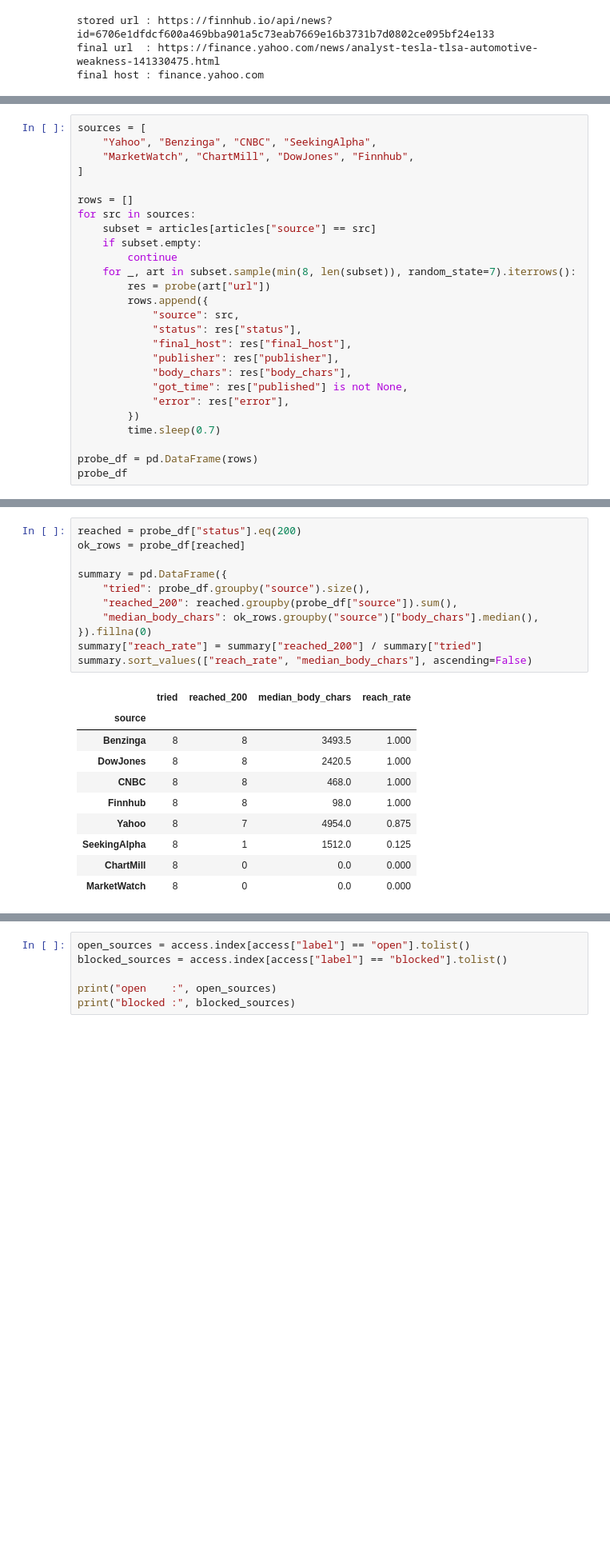
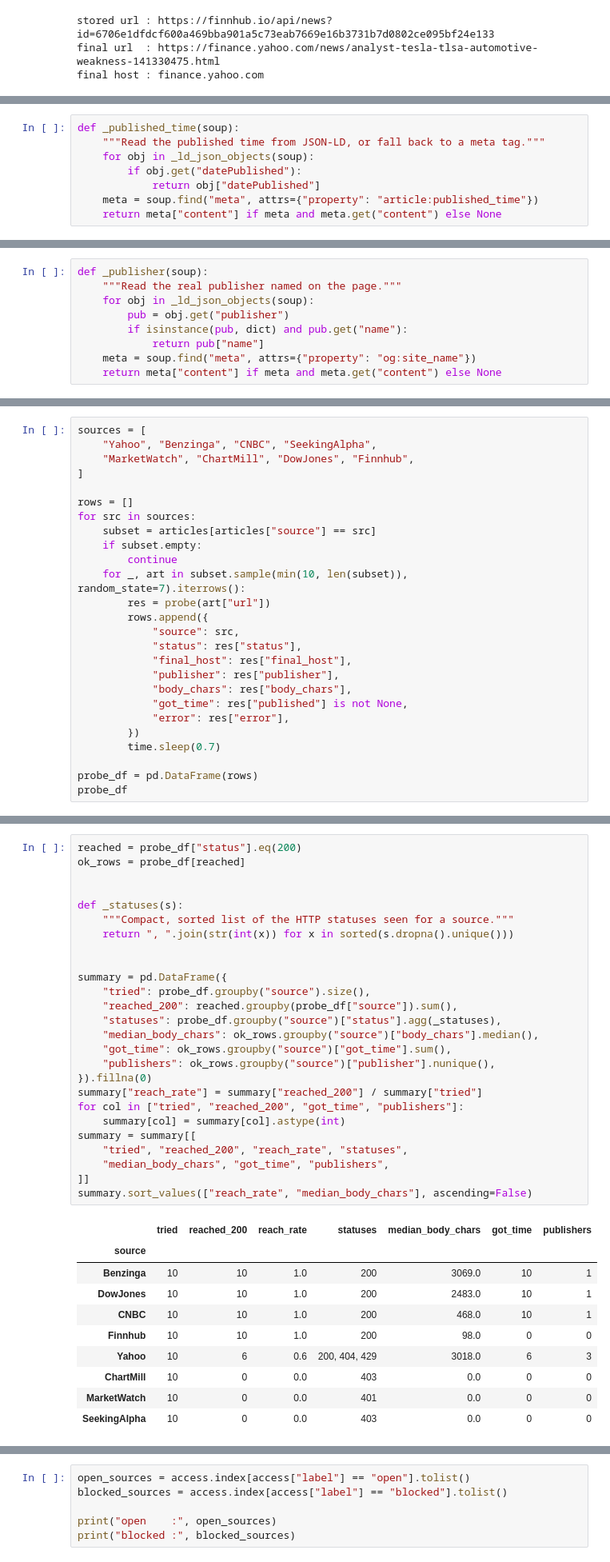
Before and after one commit to Amrovv/news-sentiment-signal, a Jupyter notebook: notebooks/text/1.1-aw-scraper-probe.ipynb, the cells around one changed output, grey strips where cells are left out. Shown at 80% size. Cells and saved outputs as stored; diff of their text form; blank space fills up the shorter version.

```diff
--- a/notebooks/text/1.1-aw-scraper-probe.ipynb
+++ b/notebooks/text/1.1-aw-scraper-probe.ipynb
@@ -128,0 +83,8 @@ def probe(url):
+# %%
+def _published_time(soup):
+    """Read the published time from JSON-LD, or fall back to a meta tag."""
+    for obj in _ld_json_objects(soup):
+        if obj.get("datePublished"):
+            return obj["datePublished"]
+    meta = soup.find("meta", attrs={"property": "article:published_time"})
+    return meta["content"] if meta and meta.get("content") else None
@@ -128,0 +93,9 @@ def probe(url):
+# %%
+def _publisher(soup):
+    """Read the real publisher named on the page."""
+    for obj in _ld_json_objects(soup):
+        pub = obj.get("publisher")
+        if isinstance(pub, dict) and pub.get("name"):
+            return pub["name"]
+    meta = soup.find("meta", attrs={"property": "og:site_name"})
+    return meta["content"] if meta and meta.get("content") else None
@@ -141,7 +149,7 @@ for src in sources:
     subset = articles[articles["source"] == src]
     if subset.empty:
         continue
-    for _, art in subset.sample(min(8, len(subset)), random_state=7).iterrows():
+    for _, art in subset.sample(min(10, len(subset)), random_state=7).iterrows():
         res = probe(art["url"])
         rows.append({
             "source": src,
@@ -177,23 +185,38 @@ Grouping the probe by source gives a quick read on which outlets we can reach an
 # %%
 reached = probe_df["status"].eq(200)
 ok_rows = probe_df[reached]
 
+
+def _statuses(s):
+    """Compact, sorted list of the HTTP statuses seen for a source."""
+    return ", ".join(str(int(x)) for x in sorted(s.dropna().unique()))
+
+
 summary = pd.DataFrame({
     "tried": probe_df.groupby("source").size(),
     "reached_200": reached.groupby(probe_df["source"]).sum(),
+    "statuses": probe_df.groupby("source")["status"].agg(_statuses),
     "median_body_chars": ok_rows.groupby("source")["body_chars"].median(),
+    "got_time": ok_rows.groupby("source")["got_time"].sum(),
+    "publishers": ok_rows.groupby("source")["publisher"].nunique(),
 }).fillna(0)
 summary["reach_rate"] = summary["reached_200"] / summary["tried"]
+for col in ["tried", "reached_200", "got_time", "publishers"]:
+    summary[col] = summary[col].astype(int)
+summary = summary[[
+    "tried", "reached_200", "reach_rate", "statuses",
+    "median_body_chars", "got_time", "publishers",
+]]
 summary.sort_values(["reach_rate", "median_body_chars"], ascending=False)
 # %% [output]
-|  | tried | reached_200 | median_body_chars | reach_rate |
-| source |  |  |  |  |
-| Benzinga | 8 | 8 | 3493.5 | 1.000 |
-| DowJones | 8 | 8 | 2420.5 | 1.000 |
-| CNBC | 8 | 8 | 468.0 | 1.000 |
-| Finnhub | 8 | 8 | 98.0 | 1.000 |
-| Yahoo | 8 | 7 | 4954.0 | 0.875 |
-| SeekingAlpha | 8 | 1 | 1512.0 | 0.125 |
-| ChartMill | 8 | 0 | 0.0 | 0.000 |
-| MarketWatch | 8 | 0 | 0.0 | 0.000 |
+|  | tried | reached_200 | reach_rate | statuses | median_body_chars | got_time | publishers |
+| source |  |  |  |  |  |  |  |
+| Benzinga | 10 | 10 | 1.0 | 200 | 3069.0 | 10 | 1 |
+| DowJones | 10 | 10 | 1.0 | 200 | 2483.0 | 10 | 1 |
+| CNBC | 10 | 10 | 1.0 | 200 | 468.0 | 10 | 1 |
+| Finnhub | 10 | 10 | 1.0 | 200 | 98.0 | 0 | 0 |
+| Yahoo | 10 | 6 | 0.6 | 200, 404, 429 | 3018.0 | 6 | 3 |
+| ChartMill | 10 | 0 | 0.0 | 403 | 0.0 | 0 | 0 |
+| MarketWatch | 10 | 0 | 0.0 | 401 | 0.0 | 0 | 0 |
+| SeekingAlpha | 10 | 0 | 0.0 | 403 | 0.0 | 0 | 0 |
 # %% [markdown]
```
Also changed, not shown: parts of 63 cells of this notebook.
